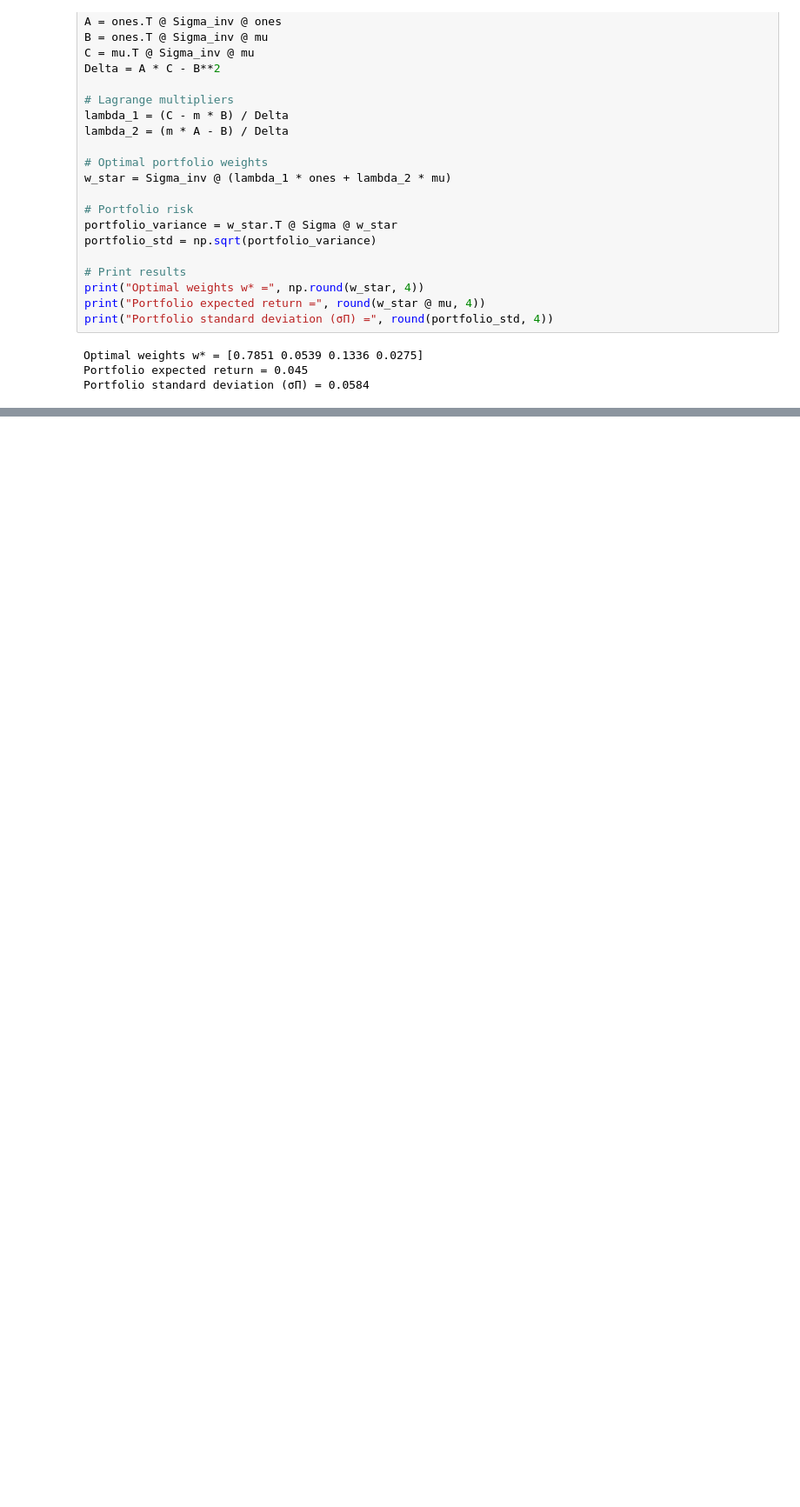
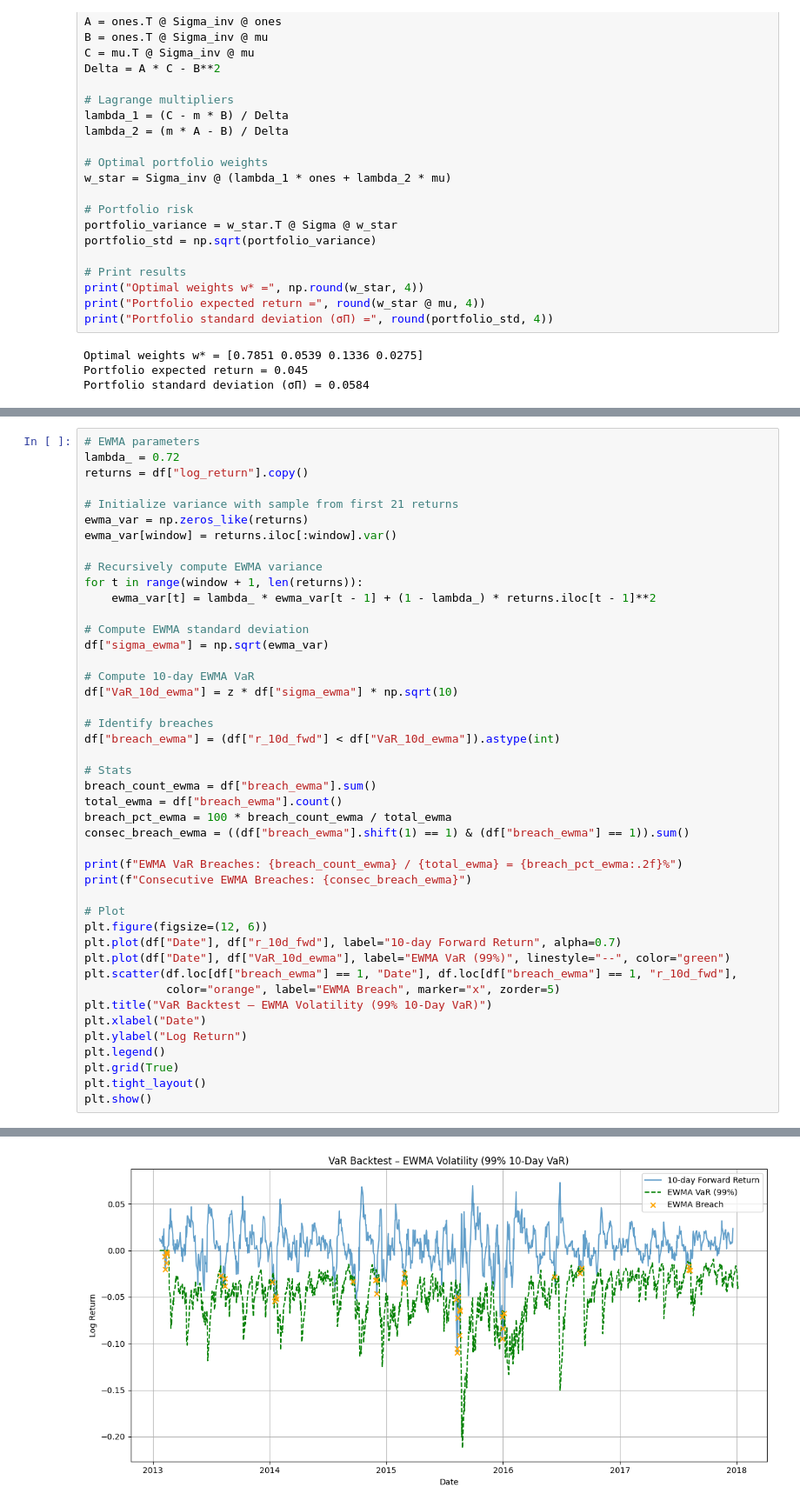
Before and after one commit to DavidLazarou/DLM_Cutter, a Jupyter notebook: portfolio_risk/notebooks/portfolio_optimisation_backtest.ipynb, the cells around one changed output, grey strips where cells are left out. Shown at 87% size. Drawn from its saved outputs; the diff is of its cells as text; blank space fills up the shorter version.

```diff
--- a/portfolio_risk/notebooks/portfolio_optimisation_backtest.ipynb
+++ b/portfolio_risk/notebooks/portfolio_optimisation_backtest.ipynb
@@ -137,0 +600,45 @@ Portfolio standard deviation (σΠ) = 0.0584
+# %%
+# EWMA parameters
+lambda_ = 0.72
+returns = df["log_return"].copy()
+
+# Initialize variance with sample from first 21 returns
+ewma_var = np.zeros_like(returns)
+ewma_var[window] = returns.iloc[:window].var()
+
+# Recursively compute EWMA variance
+for t in range(window + 1, len(returns)):
+    ewma_var[t] = lambda_ * ewma_var[t - 1] + (1 - lambda_) * returns.iloc[t - 1]**2
+
+# Compute EWMA standard deviation
+df["sigma_ewma"] = np.sqrt(ewma_var)
+
+# Compute 10-day EWMA VaR
+df["VaR_10d_ewma"] = z * df["sigma_ewma"] * np.sqrt(10)
+
+# Identify breaches
+df["breach_ewma"] = (df["r_10d_fwd"] < df["VaR_10d_ewma"]).astype(int)
+
+# Stats
+breach_count_ewma = df["breach_ewma"].sum()
+total_ewma = df["breach_ewma"].count()
+breach_pct_ewma = 100 * breach_count_ewma / total_ewma
+consec_breach_ewma = ((df["breach_ewma"].shift(1) == 1) & (df["breach_ewma"] == 1)).sum()
+
+print(f"EWMA VaR Breaches: {breach_count_ewma} / {total_ewma} = {breach_pct_ewma:.2f}%")
+print(f"Consecutive EWMA Breaches: {consec_breach_ewma}")
+
+# Plot
+plt.figure(figsize=(12, 6))
+plt.plot(df["Date"], df["r_10d_fwd"], label="10-day Forward Return", alpha=0.7)
+plt.plot(df["Date"], df["VaR_10d_ewma"], label="EWMA VaR (99%)", linestyle="--", color="green")
+plt.scatter(df.loc[df["breach_ewma"] == 1, "Date"], df.loc[df["breach_ewma"] == 1, "r_10d_fwd"],
+            color="orange", label="EWMA Breach", marker="x", zorder=5)
+plt.title("VaR Backtest – EWMA Volatility (99% 10-Day VaR)")
+plt.xlabel("Date")
+plt.ylabel("Log Return")
+plt.legend()
+plt.grid(True)
+plt.tight_layout()
+plt.show()
+# %% [output]
@@ -137,0 +647 @@ Portfolio standard deviation (σΠ) = 0.0584
+[figure, added]
```
Also changed, not shown: parts of 14 cells of this notebook, 1 other file.
